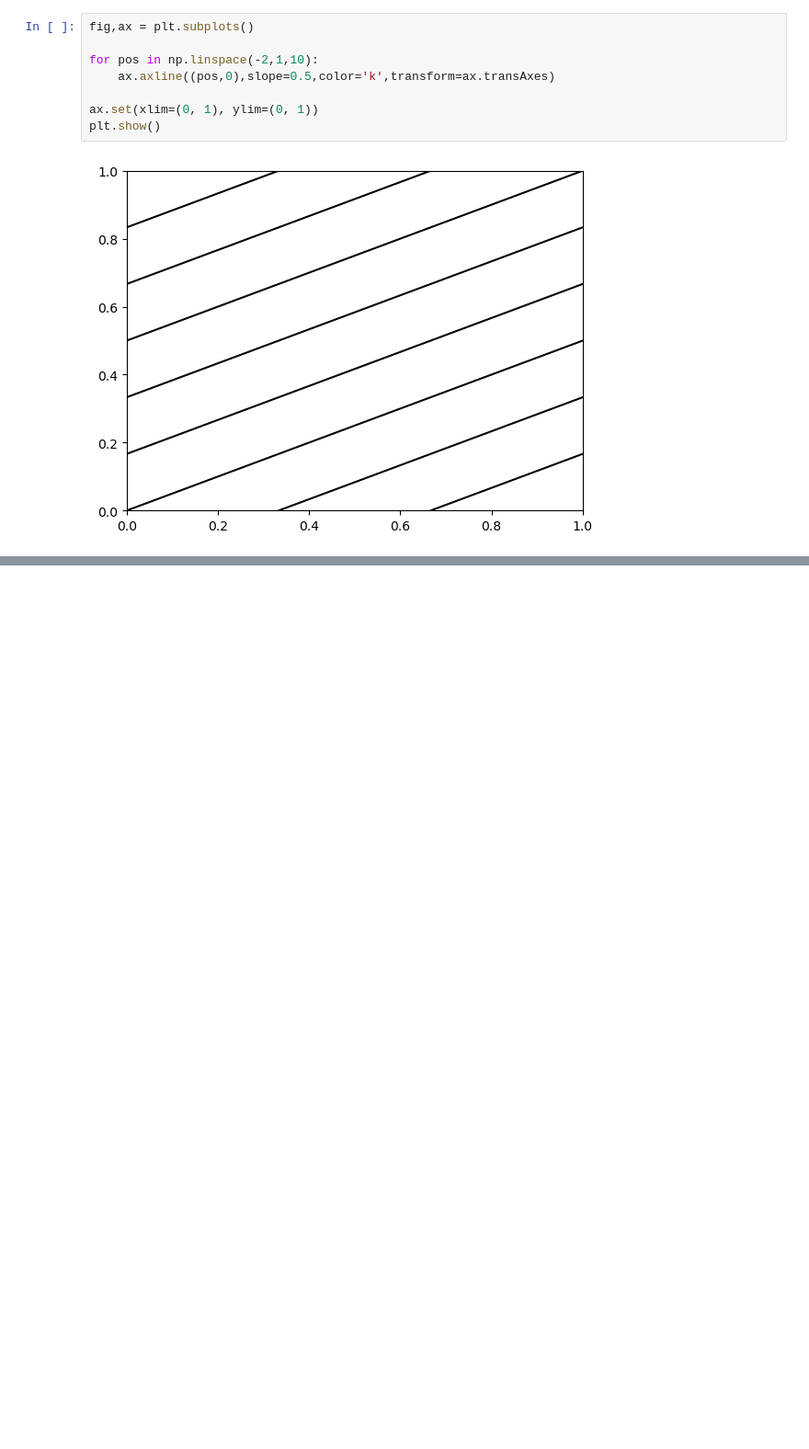
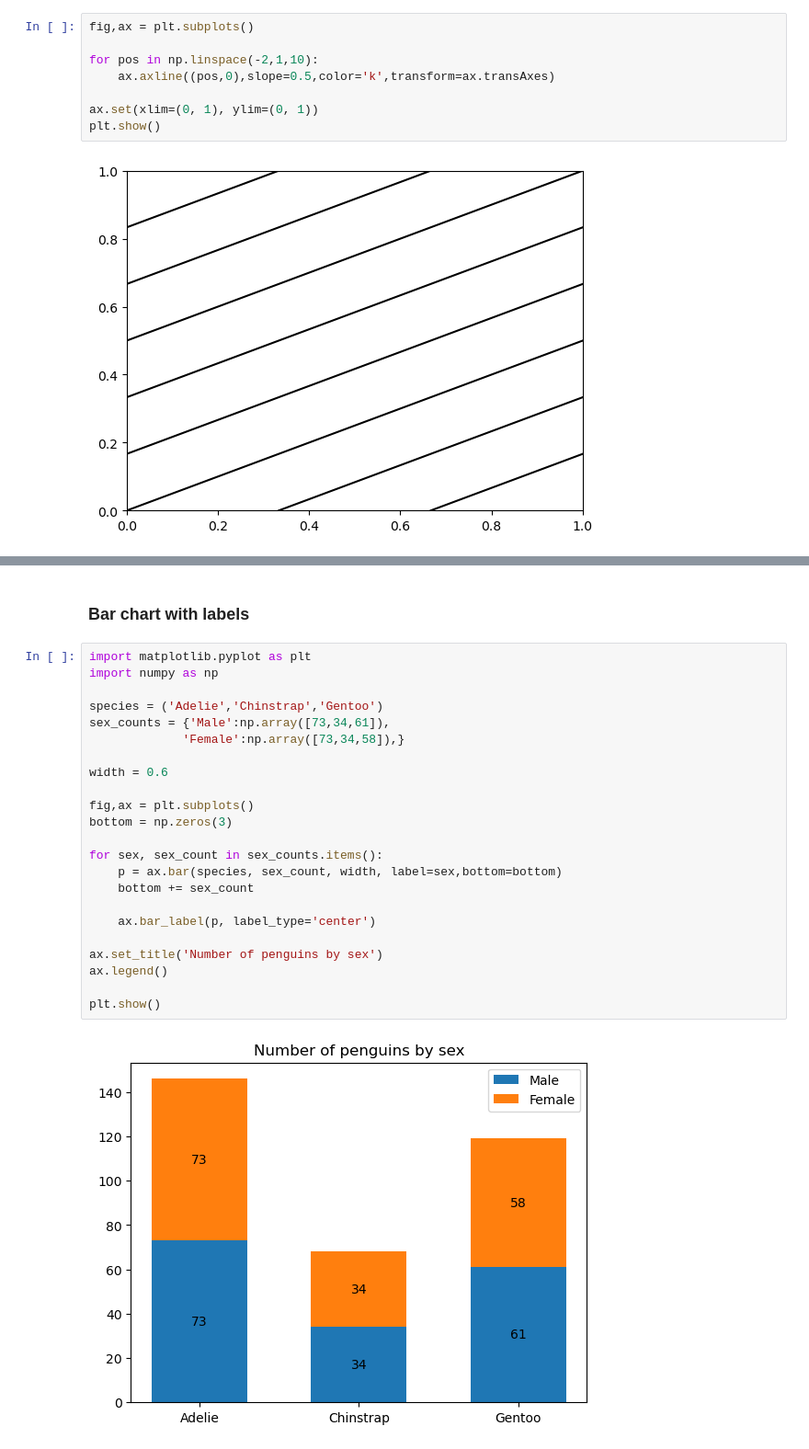
Before and after one commit to csw0625/Basic_Python, a Jupyter notebook: data_viz/matplotlib_practice.ipynb, the cells around one changed output, grey strips where cells are left out. Shown: that part at 92% size. Cells and saved outputs as stored; diff of their text form; blank space fills up the shorter version.

```diff
--- a/data_viz/matplotlib_practice.ipynb
+++ b/data_viz/matplotlib_practice.ipynb
@@ -44,0 +67,27 @@ plt.show()
+# %% [markdown]
+### Bar chart with labels
+# %%
+import matplotlib.pyplot as plt
+import numpy as np
+
+species = ('Adelie','Chinstrap','Gentoo')
+sex_counts = {'Male':np.array([73,34,61]),
+             'Female':np.array([73,34,58]),}
+
+width = 0.6
+
+fig,ax = plt.subplots()
+bottom = np.zeros(3)
+
+for sex, sex_count in sex_counts.items():
+    p = ax.bar(species, sex_count, width, label=sex,bottom=bottom)
+    bottom += sex_count
+
+    ax.bar_label(p, label_type='center')
+
+ax.set_title('Number of penguins by sex')
+ax.legend()
+
+plt.show()
+# %% [output]
+[figure, added]
```
Also changed, not shown: parts of 2 cells of this notebook, 1 other file.
